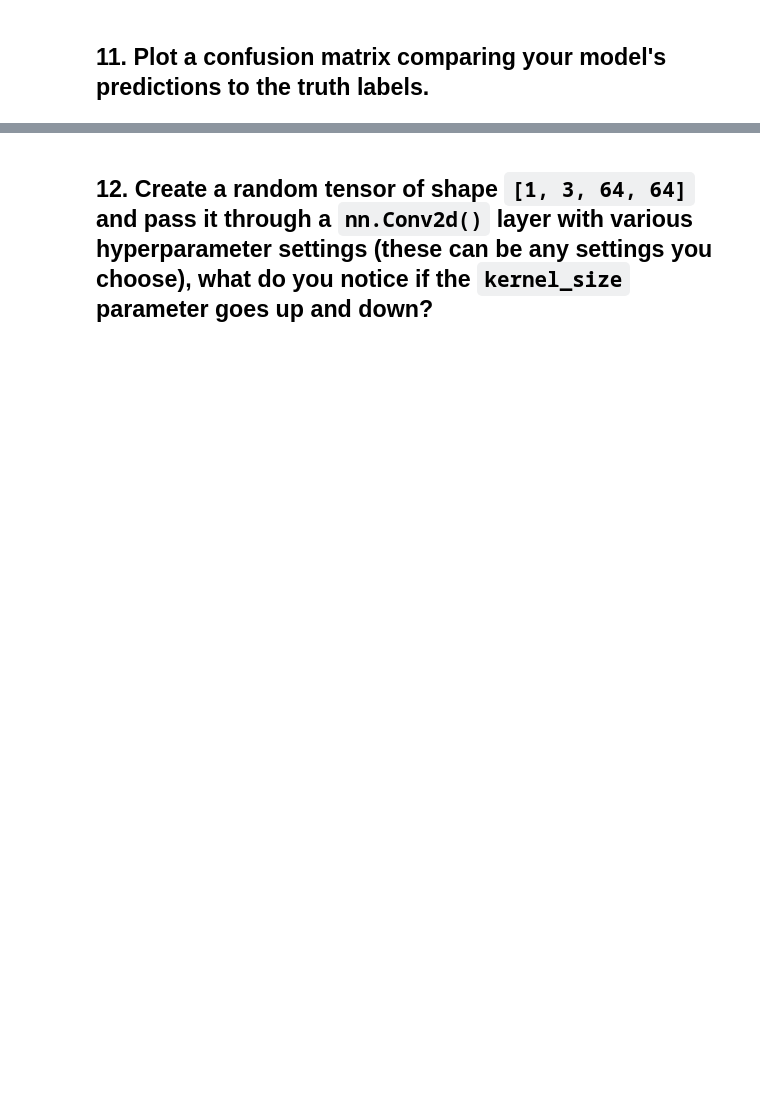
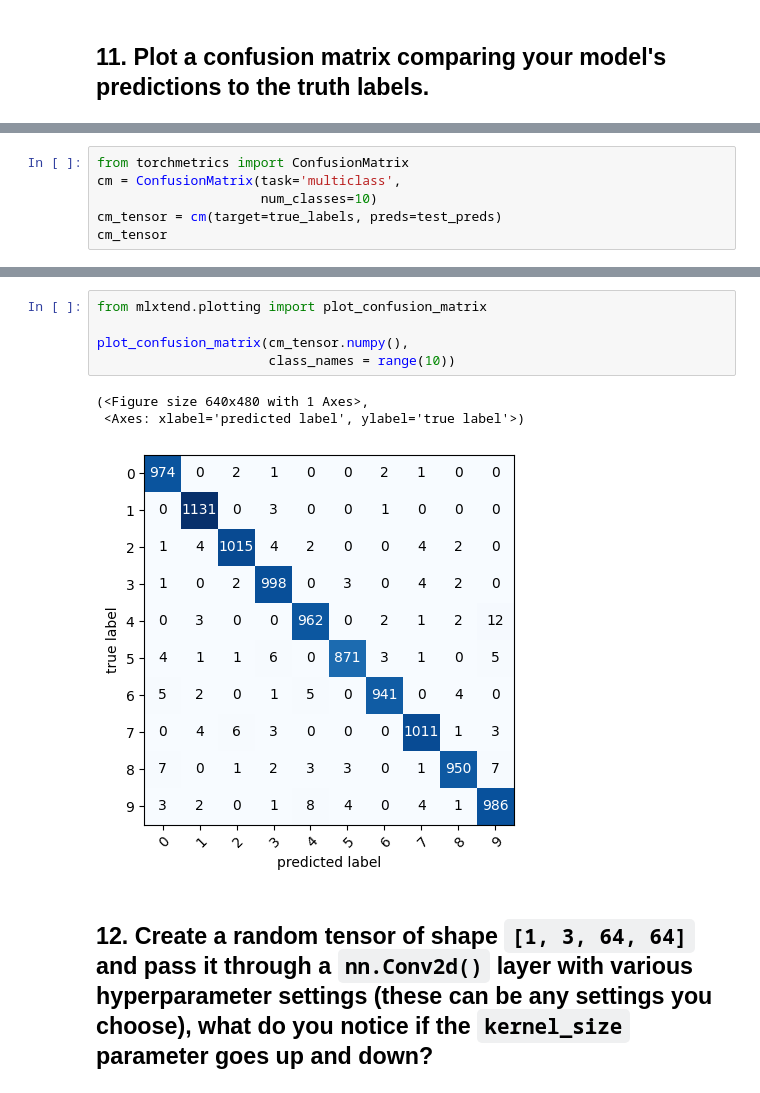
Before and after one commit to mrBrightsid3/torch_course, a Jupyter notebook: 3_computervision/03_pytorch_computer_vision_exercises.ipynb, the cells around one changed output, grey strips where cells are left out. Saved outputs shown, nothing was run; the diff lists cells and outputs as text; blank space fills up the shorter version.

```diff
--- a/3_computervision/03_pytorch_computer_vision_exercises.ipynb
+++ b/3_computervision/03_pytorch_computer_vision_exercises.ipynb
@@ -205,0 +239,6 @@ Test loss: 0.04467 | Test accuracy: 98.65%
+# %%
+from torchmetrics import ConfusionMatrix
+cm = ConfusionMatrix(task='multiclass',
+                     num_classes=10)
+cm_tensor = cm(target=true_labels, preds=test_preds)
+cm_tensor
@@ -206,2 +256,11 @@ Test loss: 0.04467 | Test accuracy: 98.65%
+# %%
+from mlxtend.plotting import plot_confusion_matrix
+
+plot_confusion_matrix(cm_tensor.numpy(),
+                      class_names = range(10))
+# %% [output]
+(<Figure size 640x480 with 1 Axes>,
+ <Axes: xlabel='predicted label', ylabel='true label'>)
+[figure, added]
 # %% [markdown]
 ## 12. Create a random tensor of shape `[1, 3, 64, 64]` and pass it through a `nn.Conv2d()` layer with various hyperparameter settings (these can be any settings you choose), what do you notice if the `kernel_size` parameter goes up and down?
```
Also changed, not shown: parts of 14 cells of this notebook, 3 other files.
